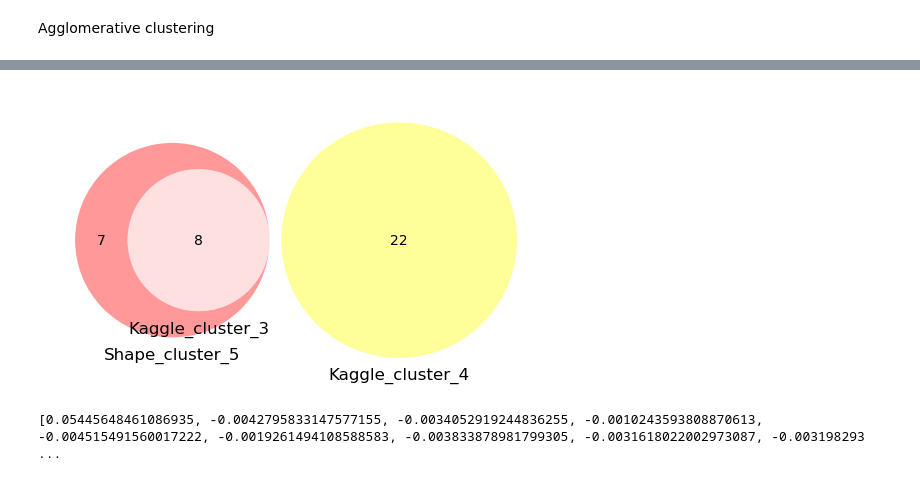
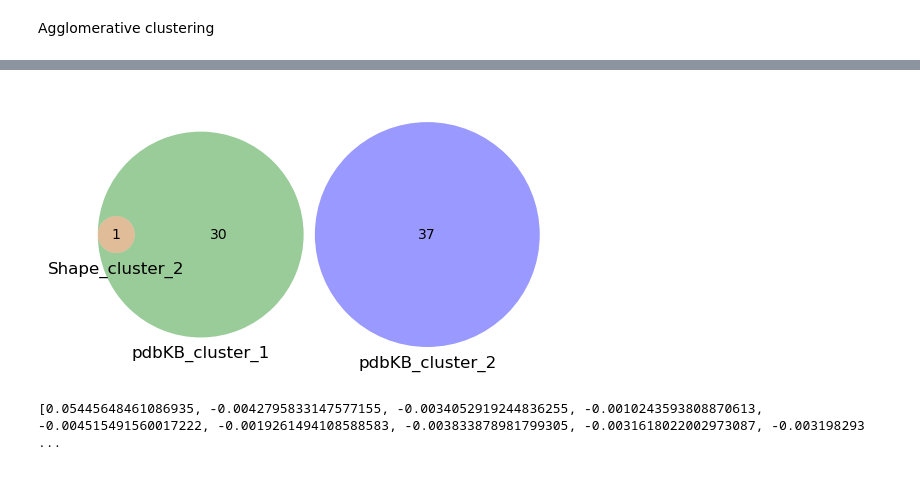
Before and after one commit to PDBe-KB/pdbe_shape_retrieval, a Jupyter notebook: shape_utils/example-shape.ipynb, the cells around one changed output, grey strips where cells are left out. Saved outputs shown, nothing was run; the diff lists cells and outputs as text; code cells hidden in the pictures.

```diff
--- a/shape_utils/example-shape.ipynb
+++ b/shape_utils/example-shape.ipynb
@@ -185,12 +174,14 @@ Finished analysis of descriptors in 5.15749192237854 seconds
 # %%
 from shape_utils.pyFM_pdbe.mesh import TriMesh
 from shape_utils.spectral_descr import calculate_descriptors
-from shape_utils.functional_maps import calculate_functional_maps, compute_shape_difference
+from shape_utils.functional_maps import calculate_functional_maps
 from shape_utils.pyFM_pdbe import functional
 
 import os
 import seaborn as sns
 from matplotlib import pyplot as plt
+
+from shape_utils.pyFM_pdbe import eval
 
 #input_list = open('/Users/gdiazleines/results/shape-retrieval/benchmarking/mono_protein_conformers/surface_meshes/outputs/output_off_files/list_two_entries.txt')
 #input_list = open ('/Users/gdiazleines/results/shape-retrieval/benchmarking/complexes/test_example/list.txt')
@@ -208,8 +199,12 @@ from matplotlib import pyplot as plt
 #for i in range(len(mesh_data)):
 
 #file_mesh2 = mesh_data[i]
-file_mesh1 = '/Users/gdiazleines/results/shape-retrieval/benchmarking/mono_protein_conformers/surface_meshes/outputs/output_off_files/7c6x-G.off'
-file_mesh2 = '/Users/gdiazleines/results/shape-retrieval/benchmarking/mono_protein_conformers/surface_meshes/outputs/output_off_files/7c6x-F.off'
+#file_mesh1 = '/Users/gdiazleines/results/shape-retrieval/benchmarking/complexes/test_example/pdb_7yie/molstar/7YIE.off'
+#file_mesh2 = '/Users/gdiazleines/results/shape-retrieval/benchmarking/complexes/test_example/pdb_7yid/pdb7yid.off'
+file_mesh1 = '/Users/gdiazleines/results/shape-retrieval/benchmarking/complexes/outputs/off_outputs/4RH3.o.off'
+file_mesh2 = '/Users/gdiazleines/results/shape-retrieval/benchmarking/complexes/outputs/off_outputs/4U1R.o.off'
+#file_mesh1 = '/Users/gdiazleines/results/shape-retrieval/benchmarking/mono_protein_conformers/surface_meshes/outputs/output_off_files/6mkj-A.off'
+#file_mesh2 = '/Users/gdiazleines/results/shape-retrieval/benchmarking/mono_protein_conformers/surface_meshes/outputs/output_off_files/6mkj-A.off'
 
 mesh1 = TriMesh(file_mesh1, area_normalize=True, center=False)
 mesh2 = TriMesh(file_mesh2, area_normalize=True, center=False)
@@ -217,7 +212,7 @@ mesh2 = TriMesh(file_mesh2, area_normalize=True, center=False)
 model = functional.FunctionalMapping(mesh1,mesh2)
 
 neigvecs = 200
-ndescr = 100
+ndescr = 50
 step = 1
 n_ev = 50
 output = './example_data/'
@@ -227,6 +222,10 @@ landmarks = None
 descr1,descr2,paramlist = calculate_descriptors(model,neigvecs,n_ev,ndescr,step,landmarks,output,descr)
 p2p_21,FM = calculate_functional_maps(model,n_cpus=8,refine= None)
 
+
+#A_geod = mesh1.get_geodesic(verbose=True)
+sim_score = calculate_geodesic_norm_score(FM)
+print('similarity score:', sim_score)
 #    shape_diffs_ops.append(D_area)
 #    p2p_matrices.append(p2p_21)
 #    FM_matrices.append(FM)
@@ -557,9 +625,10 @@ def find_optimal_num_clusters(model, dist, max_k=10, ktype="d",k=None):
 
 average_linkage_average = cluster.AgglomerativeClustering(
         linkage="ward",
+        #metric = 'precomputed',
         compute_distances = True,
         compute_full_tree = True,
-        distance_threshold = 0.6,
+        distance_threshold = 0.8,
         n_clusters= None,
     )
 
@@ -582,11 +651,11 @@ for i, v in enumerate(clustering_inds):
 
 clusters_all = []
 for i in range(1,len(clusters)+1):
-    #print('cluster no.', i)
+    print('cluster no.', i)
     cluster_entries = []
     cluster = clusters[i]
     for j in cluster:
-        #print(axes_labels[j],j)
+        print(axes_labels[j])
         cluster_entries.append(axes_labels[j])
     clusters_all.append(cluster_entries)
 
@@ -935,20 +1020,20 @@ plot_dendrogram(clustering_av, linkage_matrix=None, width=12, height=5, k=10000,
 # %%
 import matplotlib.pyplot as plt
 import matplotlib_venn
 from matplotlib_venn import venn3, venn2
 import numpy as np
-list_1 = open('/Users/gdiazleines/results/shape-retrieval/benchmarking/mono_protein_conformers/output_csv_files/Q53W80/clusters_kaggle/cluster3.txt')
-list_2 = open('/Users/gdiazleines/results/shape-retrieval/benchmarking/mono_protein_conformers/output_csv_files/Q53W80/clusters_kaggle/cluster4.txt')
+list_1 = open('/Users/gdiazleines/results/shape-retrieval/benchmarking/mono_protein_conformers/output_csv_files/P71447/pdbeKB_clusters/cluster1.txt')
+list_2 = open('/Users/gdiazleines/results/shape-retrieval/benchmarking/mono_protein_conformers/output_csv_files/P71447/pdbeKB_clusters/cluster2.txt')
 cluster_jo_1 = list_1.read().splitlines()
 cluster_jo_2 = list_2.read().splitlines()
-set1 = set(clusters_all[4])
+set1 = set(clusters_all[3])
 set2 = set(cluster_jo_1)
 set3 = set(cluster_jo_2)
 
-venn3([set1, set2, set3], ('Shape_cluster_5','Kaggle_cluster_3','Kaggle_cluster_4'),set_colors=("red", "white",'yellow'))
+venn3([set1, set2, set3], ('Shape_cluster_2','pdbKB_cluster_1','pdbKB_cluster_2'))
 plt.show()
 # %% [output]
-[figure, old version]
+[figure, new version]
 # %%
 # Fit a linear curve to every row of the dataframe and divide every value in the row by the slope of the curve
 
```
Also changed, not shown: parts of 10 cells of this notebook, 26 other files.
